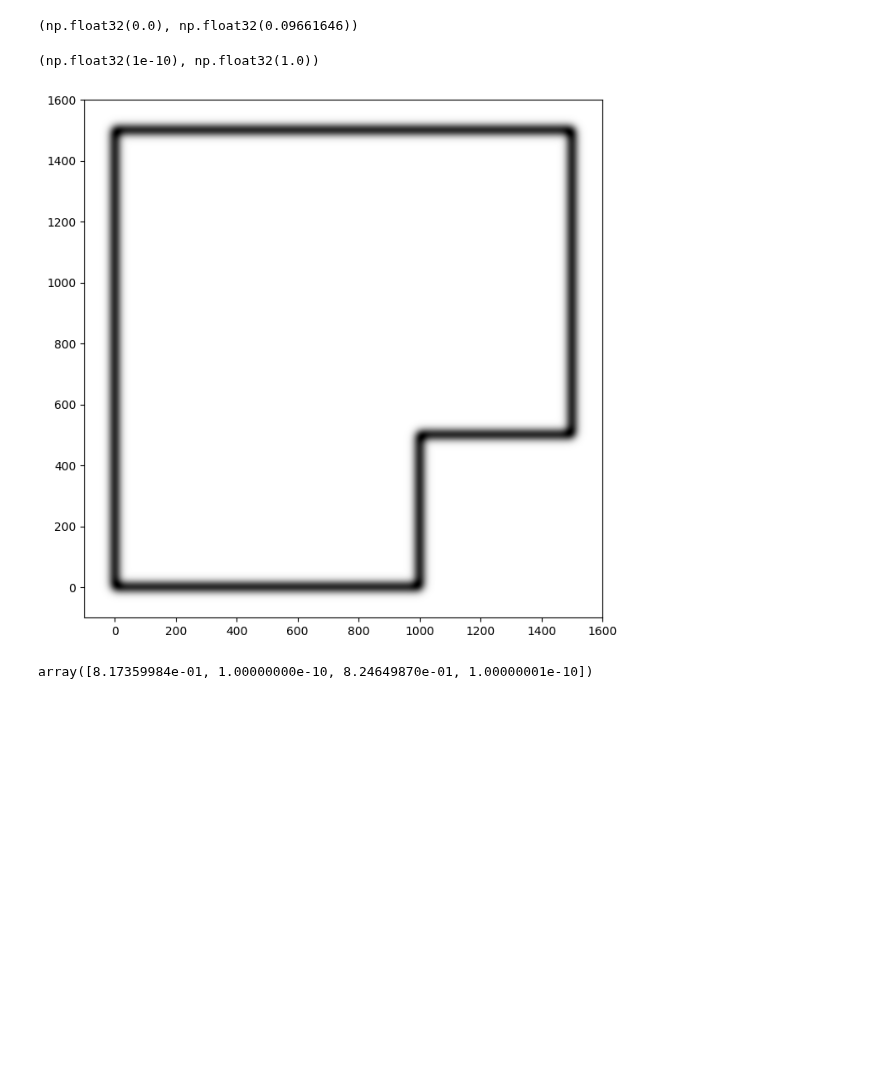
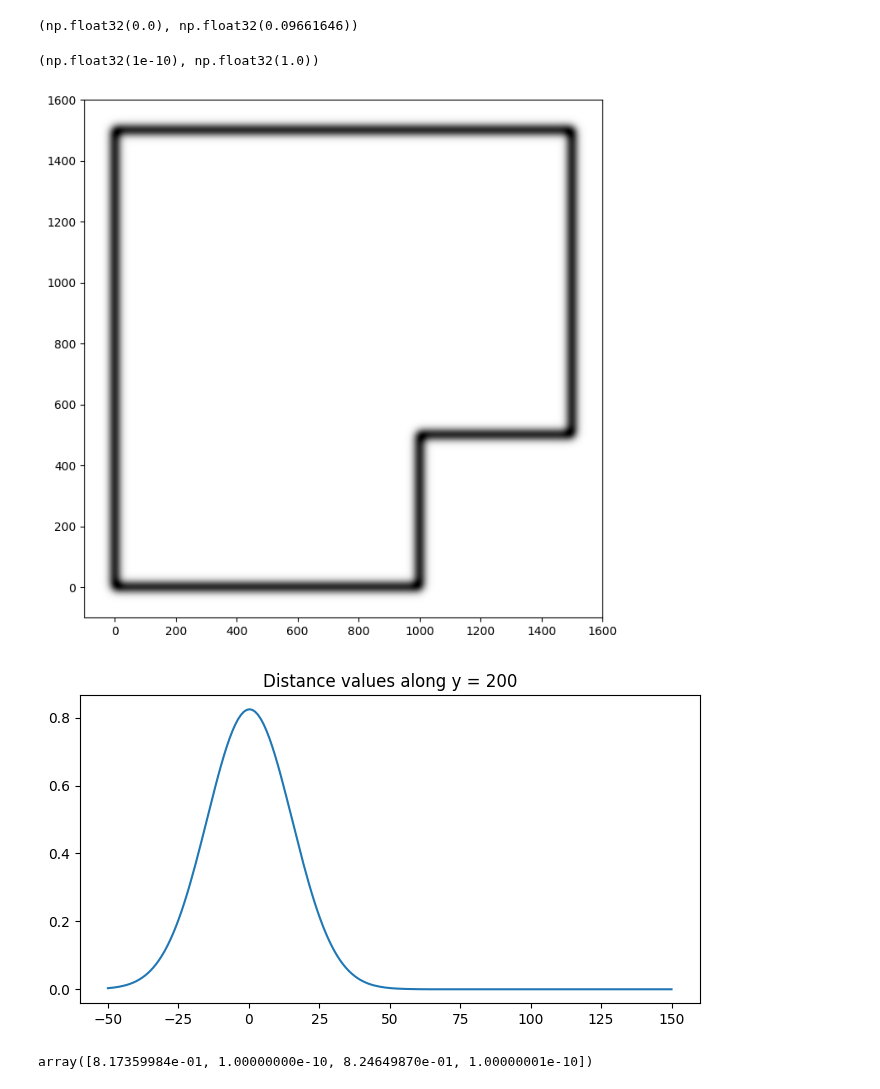
Before and after one commit to PacktPublishing/Learn-Robotics-Programming-3rd-edition, a Jupyter notebook: experiments/boundary_probabilities.ipynb, the cells around one changed output. Drawn from its saved outputs; the diff is of its cells as text; code cells hidden in the pictures; blank space fills up the shorter version.

```diff
--- a/experiments/boundary_probabilities.ipynb
+++ b/experiments/boundary_probabilities.ipynb
@@ -57,10 +57,16 @@ np.min(distance_map), np.max(distance_map)
 # %%
 normalized_map = cv2.normalize(distance_map, None, alpha=low_probability, beta=1.0, norm_type=cv2.NORM_MINMAX)
 plot_map(normalized_map)
+
+row = normalized_map[map_y, 50:250]
+plt.figure(figsize=(8, 4))
+plt.plot(np.linspace(-50, 150, 200), row)
+plt.title(f'Distance values along y = {map_y}')
 np.min(normalized_map), np.max(normalized_map)
 # %% [output]
 (np.float32(1e-10), np.float32(1.0))
 [figure]
+[figure, added]
 # %%
 np.save('../robot/observation_models/distance_map.npy', normalized_map)
 # %%
```
Also changed, not shown: parts of 2 cells of this notebook, 2 other files.
